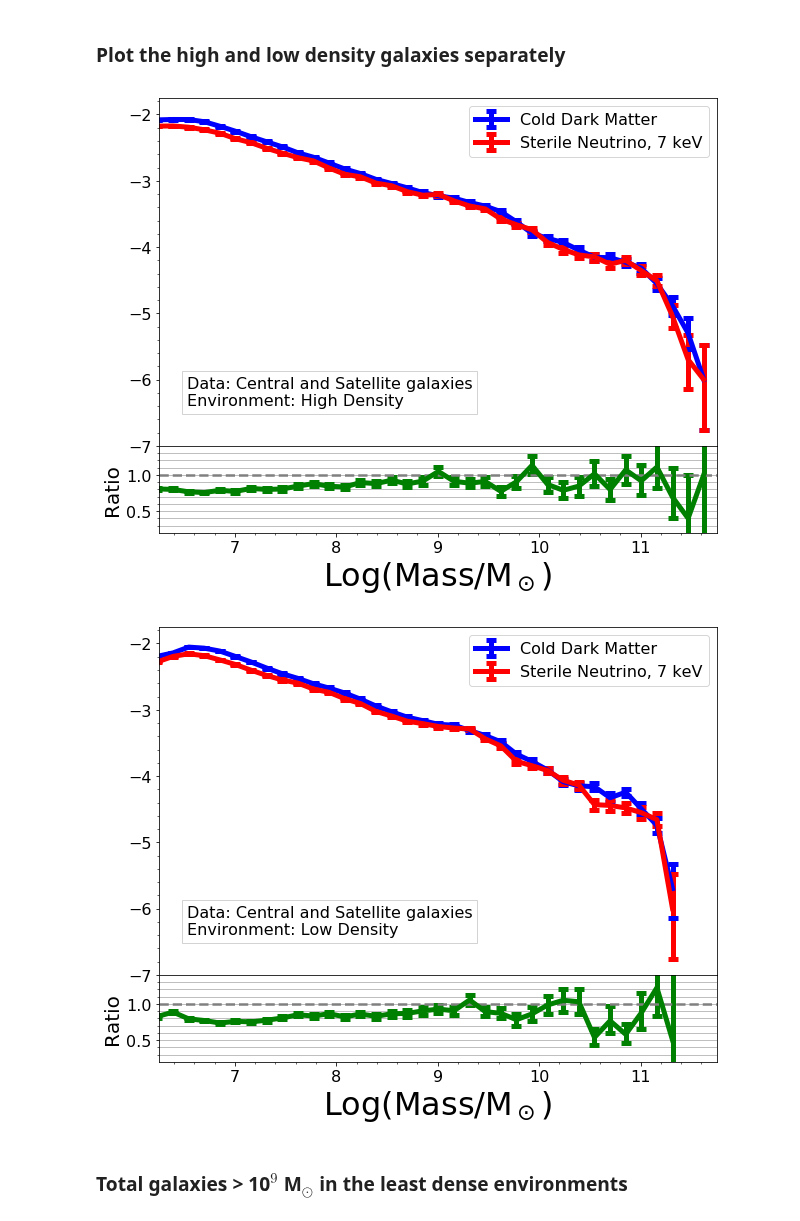
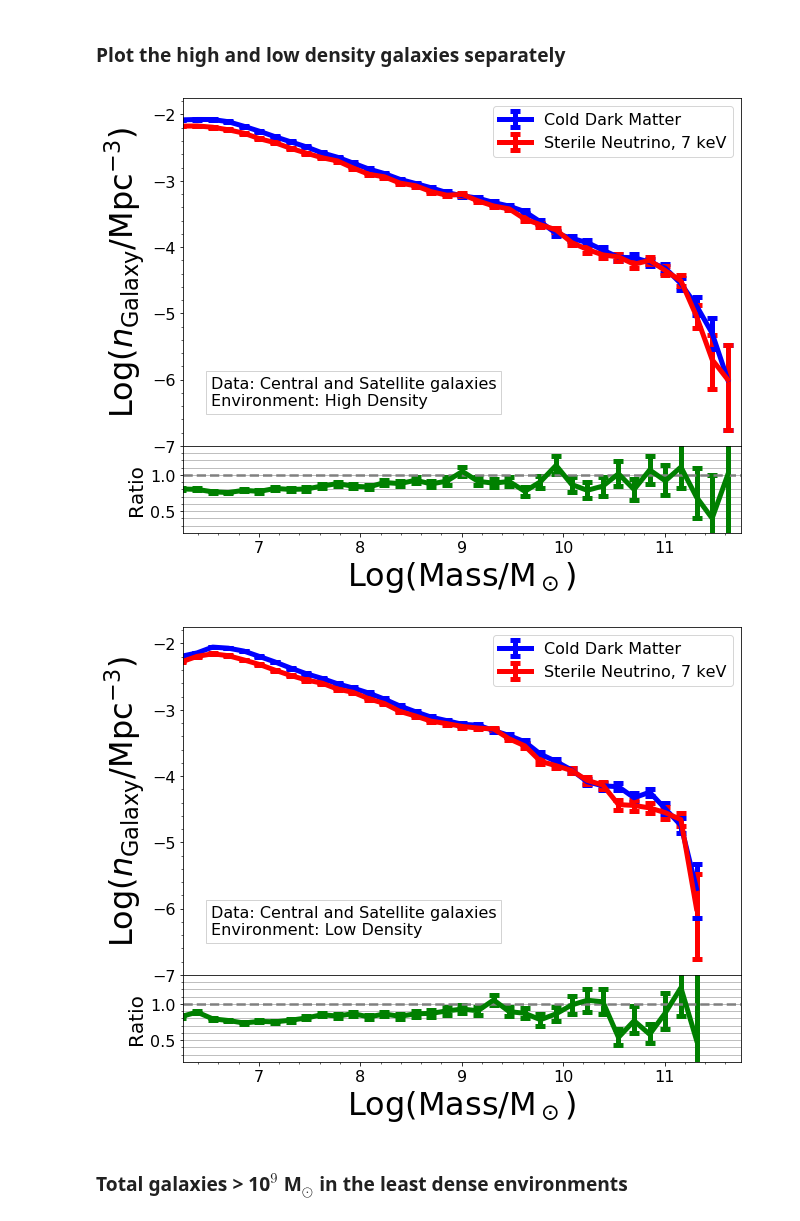
Before and after one commit to mshiferaw/WDM, a Jupyter notebook: Summer 2020/0 Environment_Galaxies_Part3.ipynb, the cells around one changed output. Saved outputs shown, nothing was run; the diff lists cells and outputs as text; code cells hidden in the pictures.

```diff
--- a/Summer 2020/0 Environment_Galaxies_Part3.ipynb
+++ b/Summer 2020/0 Environment_Galaxies_Part3.ipynb
@@ -465,34 +465,35 @@ plt.figure(figsize=(10,8))
 grid = gridspec.GridSpec(2,1, height_ratios = [4,1])
 grid.update(hspace = 0)
 grid0 = plt.subplot(grid[0])
 grid1 = plt.subplot(grid[1])
 
 grid0.errorbar(np.log10(0.5*(bins[1:]+bins[:-1])),np.log10(n_cdm),yerr=[low_lim_cdm_top,up_lim_cdm_top],
                capsize = 5,capthick = 5,label = "Cold Dark Matter",linewidth = 5,color = "blue")
 grid0.errorbar(np.log10(0.5*(bins[1:]+bins[:-1])),np.log10(n_wdm),yerr = [low_lim_wdm_top,up_lim_wdm_top],
                capsize = 5,capthick = 5,label = "Sterile Neutrino, 7 keV",linewidth = 5,color = "red")
+grid0.set_ylabel(r"Log($n_{\rm {Galaxy}}$/Mpc$^{-3}$)", fontsize = 32)
 grid0.legend(fontsize=16)
 grid0.minorticks_on()
 grid0.tick_params(labelsize=16)
 grid0.set_ylim(-7, -1.75)
 grid0.set_xlim(6.25, 11.75)
 grid0.text(0.05, 0.2, textstr, transform=grid0.transAxes, fontsize=16, verticalalignment='top', bbox=props)
 
 grid1.errorbar(np.log10(0.5*(bins[1:]+bins[:-1])), ratio_top, yerr = [low_lim_ratio_top, up_lim_ratio_top],
                capsize = 5, capthick = 5, linewidth = 5, color = "green")
 grid1.set_xlabel("Log(Mass/M$_\odot$)", fontsize = 32)
 grid1.set_ylabel("Ratio", fontsize = 20)
 grid1.axhline(y = 1, color = "grey", ls = "--", linewidth = 2.5)
 grid1.minorticks_on()
 grid1.tick_params(labelsize=16)
 grid1.set_ylim(0.2, 1.4)
 grid1.set_xlim(6.25, 11.75)
 grid1.yaxis.grid(which = "both")
 
 plt.savefig('Images/Summer2020/SMF_High.pdf')
 plt.show()
 # %% [output]
-[figure, old version]
+[figure, new version]
 # %%
 # line plot of histogram
 volume = 100.0**3 #Mpc^3
@@ -514,6 +515,7 @@ grid0.errorbar(np.log10(0.5*(bins[1:]+bins[:-1])),np.log10(n_cdm),yerr=[low_lim_
                capsize = 5,capthick = 5,label = "Cold Dark Matter",linewidth = 5,color = "blue")
 grid0.errorbar(np.log10(0.5*(bins[1:]+bins[:-1])),np.log10(n_wdm),yerr = [low_lim_wdm_low,up_lim_wdm_low],
                capsize = 5,capthick = 5,label = "Sterile Neutrino, 7 keV",linewidth = 5,color = "red")
+grid0.set_ylabel(r"Log($n_{\rm {Galaxy}}$/Mpc$^{-3}$)", fontsize = 32)
 grid0.legend(fontsize=16)
 grid0.minorticks_on()
 grid0.tick_params(labelsize=16)
@@ -535,7 +537,7 @@ grid1.yaxis.grid(which = "both")
 plt.savefig('Images/Summer2020/SMF_Low.pdf')
 plt.show()
 # %% [output]
-[figure, old version]
+[figure, new version]
 # %% [markdown]
 ### Total galaxies > 10$^9$ M$_\odot$ in the least dense environments
 # %%
```
